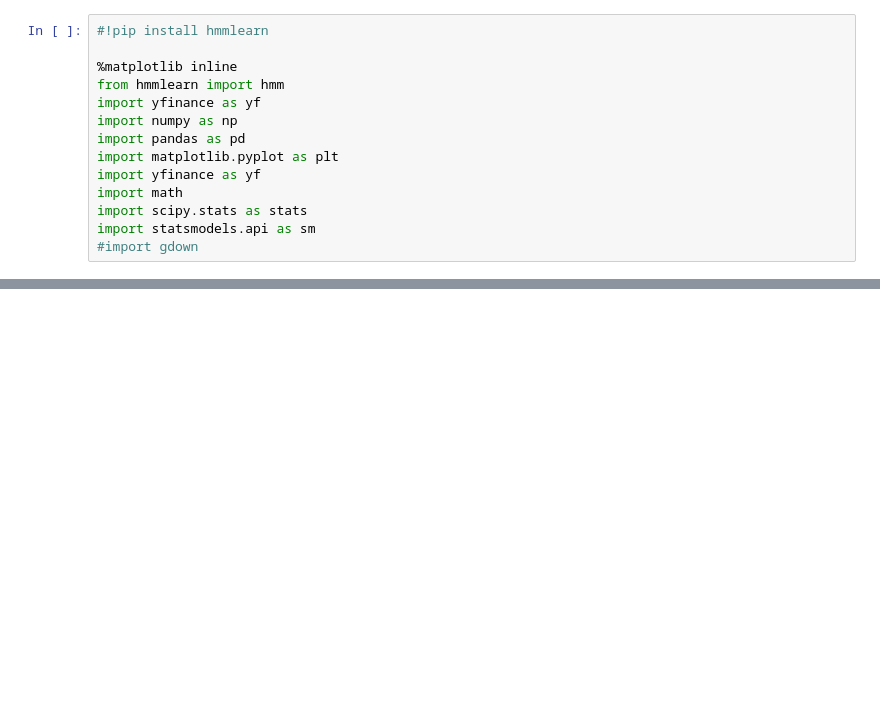
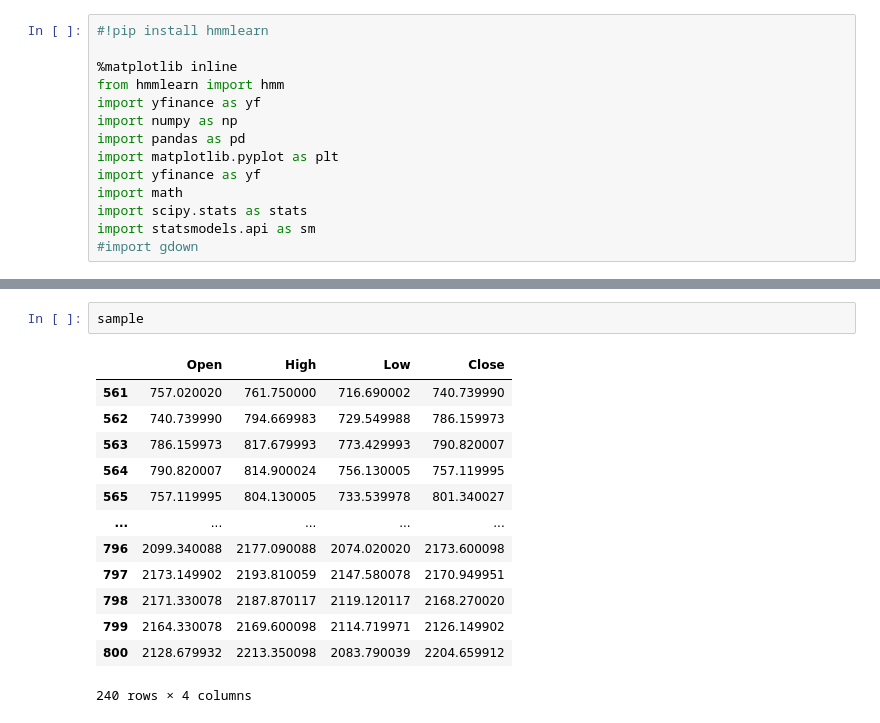
Before and after one commit to rinaaro/TS-project---HMM, a Jupyter notebook: Prediction.ipynb, the cells around one changed output, grey strips where cells are left out. Drawn from its saved outputs; the diff is of its cells as text; blank space fills up the shorter version.

```diff
--- a/Prediction.ipynb
+++ b/Prediction.ipynb
@@ -168,0 +171,16 @@ plt.show()
+# %%
+sample
+# %% [output]
+|  | Open | High | Low | Close |
+| 561 | 757.020020 | 761.750000 | 716.690002 | 740.739990 |
+| 562 | 740.739990 | 794.669983 | 729.549988 | 786.159973 |
+| 563 | 786.159973 | 817.679993 | 773.429993 | 790.820007 |
+| 564 | 790.820007 | 814.900024 | 756.130005 | 757.119995 |
+| 565 | 757.119995 | 804.130005 | 733.539978 | 801.340027 |
+| ... | ... | ... | ... | ... |
+| 796 | 2099.340088 | 2177.090088 | 2074.020020 | 2173.600098 |
+| 797 | 2173.149902 | 2193.810059 | 2147.580078 | 2170.949951 |
+| 798 | 2171.330078 | 2187.870117 | 2119.120117 | 2168.270020 |
+| 799 | 2164.330078 | 2169.600098 | 2114.719971 | 2126.149902 |
+| 800 | 2128.679932 | 2213.350098 | 2083.790039 | 2204.659912 |
+240 rows × 4 columns
```
Also changed, not shown: parts of 7 cells of this notebook.
